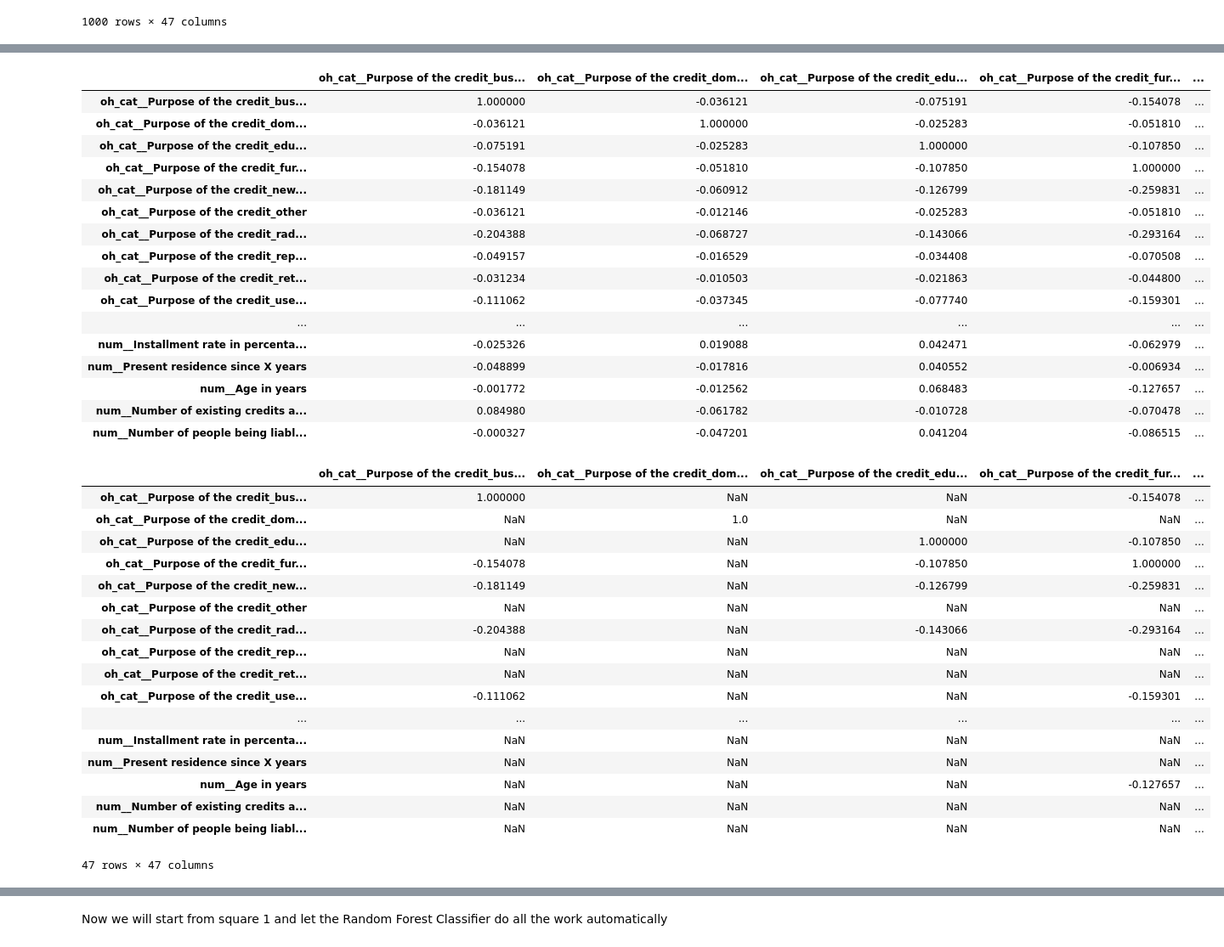
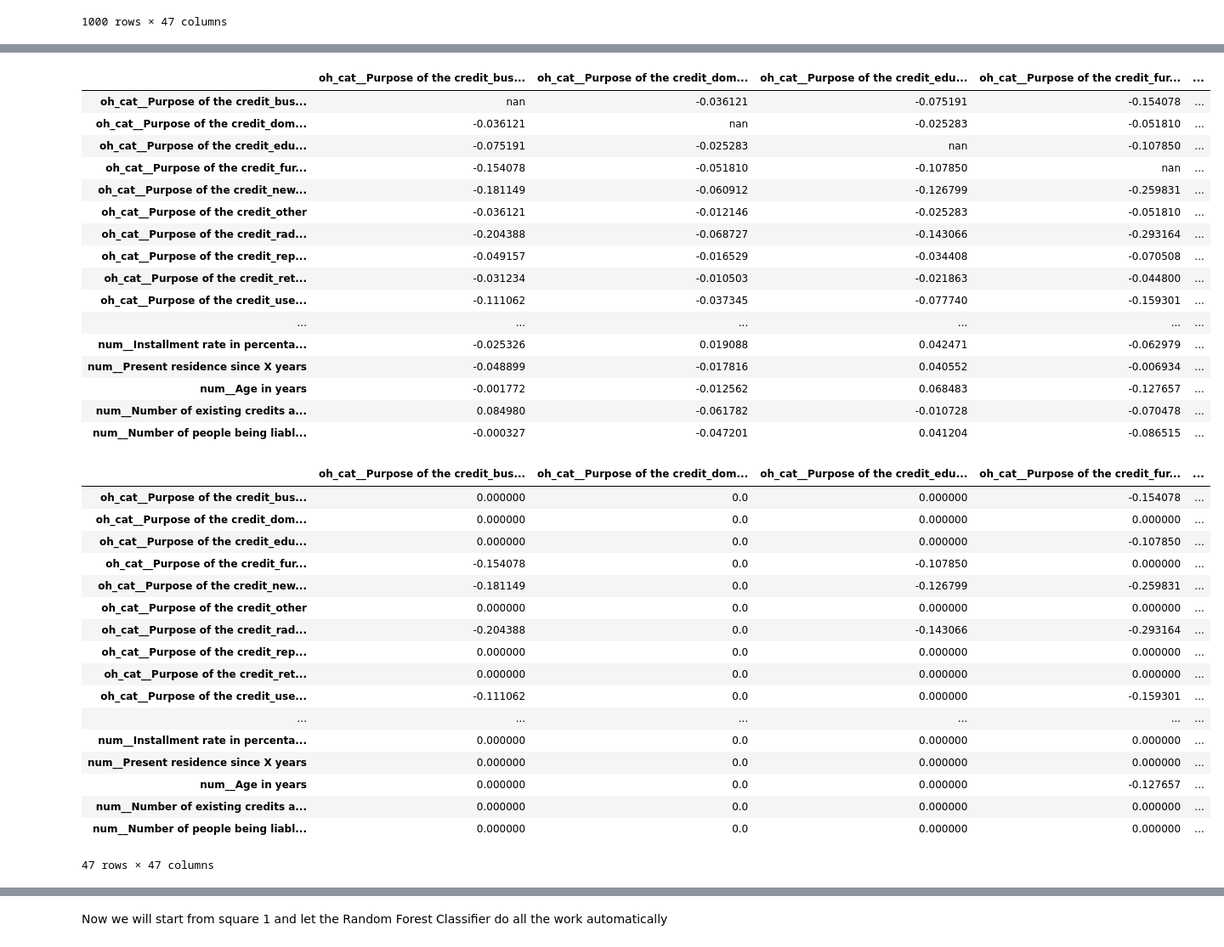
Before and after one commit to Melling444/Kaggle-Credit-Rating-Analysis, a Jupyter notebook: credit-rating-analysis.ipynb, the cells around one changed output, grey strips where cells are left out. Shown at 85% size. Drawn from its saved outputs; the diff is of its cells as text; code cells hidden in the pictures.

Commit message:
Kaggle Notebook | Credit Rating Analysis | Version 7

```diff
--- a/credit-rating-analysis.ipynb
+++ b/credit-rating-analysis.ipynb
@@ -119,11 +109,11 @@ We will first go through manually.
 # %%
 X_copy = df.drop(["Status of existing checking account"], axis = 1)
 
-X_new = preprocessor.fit_transform(X_copy)
+X_transform = preprocessor.fit_transform(X_copy)
 
-X_new = pd.DataFrame(X_new, columns = preprocessor.get_feature_names_out(), index = X.index)
+X_transform = pd.DataFrame(X_transform, columns = preprocessor.get_feature_names_out(), index = X.index)
 
-X_new
+X_transform
 # %% [output]
 |  | oh_cat__Purpose of the credit_bus... | oh_cat__Purpose of the credit_dom... | oh_cat__Purpose of the credit_edu... | oh_cat__Purpose of the credit_fur... | ... |
 | 0 | 0.0 | 0.0 | 0.0 | 0.0 | ... |
@@ -148,15 +138,15 @@ X_new.corrwith(y["Status of existing checking account"]).plot(kind = "barh", fig
 # %%
 #Visualize highly correlated features
 
-corr = X_new.corr()
-
+corr = X_transform.corr()
+np.fill_diagonal(corr.values, None)
 corr.style.background_gradient(cmap='coolwarm')
 # %% [output]
 |  | oh_cat__Purpose of the credit_bus... | oh_cat__Purpose of the credit_dom... | oh_cat__Purpose of the credit_edu... | oh_cat__Purpose of the credit_fur... | ... |
-| oh_cat__Purpose of the credit_bus... | 1.000000 | -0.036121 | -0.075191 | -0.154078 | ... |
-| oh_cat__Purpose of the credit_dom... | -0.036121 | 1.000000 | -0.025283 | -0.051810 | ... |
-| oh_cat__Purpose of the credit_edu... | -0.075191 | -0.025283 | 1.000000 | -0.107850 | ... |
-| oh_cat__Purpose of the credit_fur... | -0.154078 | -0.051810 | -0.107850 | 1.000000 | ... |
+| oh_cat__Purpose of the credit_bus... | nan | -0.036121 | -0.075191 | -0.154078 | ... |
+| oh_cat__Purpose of the credit_dom... | -0.036121 | nan | -0.025283 | -0.051810 | ... |
+| oh_cat__Purpose of the credit_edu... | -0.075191 | -0.025283 | nan | -0.107850 | ... |
+| oh_cat__Purpose of the credit_fur... | -0.154078 | -0.051810 | -0.107850 | nan | ... |
 | oh_cat__Purpose of the credit_new... | -0.181149 | -0.060912 | -0.126799 | -0.259831 | ... |
 | oh_cat__Purpose of the credit_other | -0.036121 | -0.012146 | -0.025283 | -0.051810 | ... |
 | oh_cat__Purpose of the credit_rad... | -0.204388 | -0.068727 | -0.143066 | -0.293164 | ... |
@@ -172,27 +162,28 @@ corr.style.background_gradient(cmap='coolwarm')
 # %%
 #Same as graph but marking all values that are not highly correlated (either positive or negative) with eachother as NA
 
-X_corr = X_new.corr()
-
-X_corr[abs(X_corr) > .1]
+corr = X_transform.corr()
+np.fill_diagonal(corr.values, None)
+corr = corr[abs(corr) > .1]
+corr.fillna(0)
 # %% [output]
 |  | oh_cat__Purpose of the credit_bus... | oh_cat__Purpose of the credit_dom... | oh_cat__Purpose of the credit_edu... | oh_cat__Purpose of the credit_fur... | ... |
-| oh_cat__Purpose of the credit_bus... | 1.000000 | NaN | NaN | -0.154078 | ... |
-| oh_cat__Purpose of the credit_dom... | NaN | 1.0 | NaN | NaN | ... |
-| oh_cat__Purpose of the credit_edu... | NaN | NaN | 1.000000 | -0.107850 | ... |
-| oh_cat__Purpose of the credit_fur... | -0.154078 | NaN | -0.107850 | 1.000000 | ... |
-| oh_cat__Purpose of the credit_new... | -0.181149 | NaN | -0.126799 | -0.259831 | ... |
-| oh_cat__Purpose of the credit_other | NaN | NaN | NaN | NaN | ... |
-| oh_cat__Purpose of the credit_rad... | -0.204388 | NaN | -0.143066 | -0.293164 | ... |
-| oh_cat__Purpose of the credit_rep... | NaN | NaN | NaN | NaN | ... |
-| oh_cat__Purpose of the credit_ret... | NaN | NaN | NaN | NaN | ... |
-| oh_cat__Purpose of the credit_use... | -0.111062 | NaN | NaN | -0.159301 | ... |
+| oh_cat__Purpose of the credit_bus... | 0.000000 | 0.0 | 0.000000 | -0.154078 | ... |
+| oh_cat__Purpose of the credit_dom... | 0.000000 | 0.0 | 0.000000 | 0.000000 | ... |
+| oh_cat__Purpose of the credit_edu... | 0.000000 | 0.0 | 0.000000 | -0.107850 | ... |
+| oh_cat__Purpose of the credit_fur... | -0.154078 | 0.0 | -0.107850 | 0.000000 | ... |
+| oh_cat__Purpose of the credit_new... | -0.181149 | 0.0 | -0.126799 | -0.259831 | ... |
+| oh_cat__Purpose of the credit_other | 0.000000 | 0.0 | 0.000000 | 0.000000 | ... |
+| oh_cat__Purpose of the credit_rad... | -0.204388 | 0.0 | -0.143066 | -0.293164 | ... |
+| oh_cat__Purpose of the credit_rep... | 0.000000 | 0.0 | 0.000000 | 0.000000 | ... |
+| oh_cat__Purpose of the credit_ret... | 0.000000 | 0.0 | 0.000000 | 0.000000 | ... |
+| oh_cat__Purpose of the credit_use... | -0.111062 | 0.0 | 0.000000 | -0.159301 | ... |
 | ... | ... | ... | ... | ... | ... |
-| num__Installment rate in percenta... | NaN | NaN | NaN | NaN | ... |
-| num__Present residence since X years | NaN | NaN | NaN | NaN | ... |
-| num__Age in years | NaN | NaN | NaN | -0.127657 | ... |
-| num__Number of existing credits a... | NaN | NaN | NaN | NaN | ... |
-| num__Number of people being liabl... | NaN | NaN | NaN | NaN | ... |
+| num__Installment rate in percenta... | 0.000000 | 0.0 | 0.000000 | 0.000000 | ... |
+| num__Present residence since X years | 0.000000 | 0.0 | 0.000000 | 0.000000 | ... |
+| num__Age in years | 0.000000 | 0.0 | 0.000000 | -0.127657 | ... |
+| num__Number of existing credits a... | 0.000000 | 0.0 | 0.000000 | 0.000000 | ... |
+| num__Number of people being liabl... | 0.000000 | 0.0 | 0.000000 | 0.000000 | ... |
 47 rows × 47 columns
 # %%
 # Find all columns that are relevent by correlation with target
```
Also changed, not shown: parts of 11 cells of this notebook.
